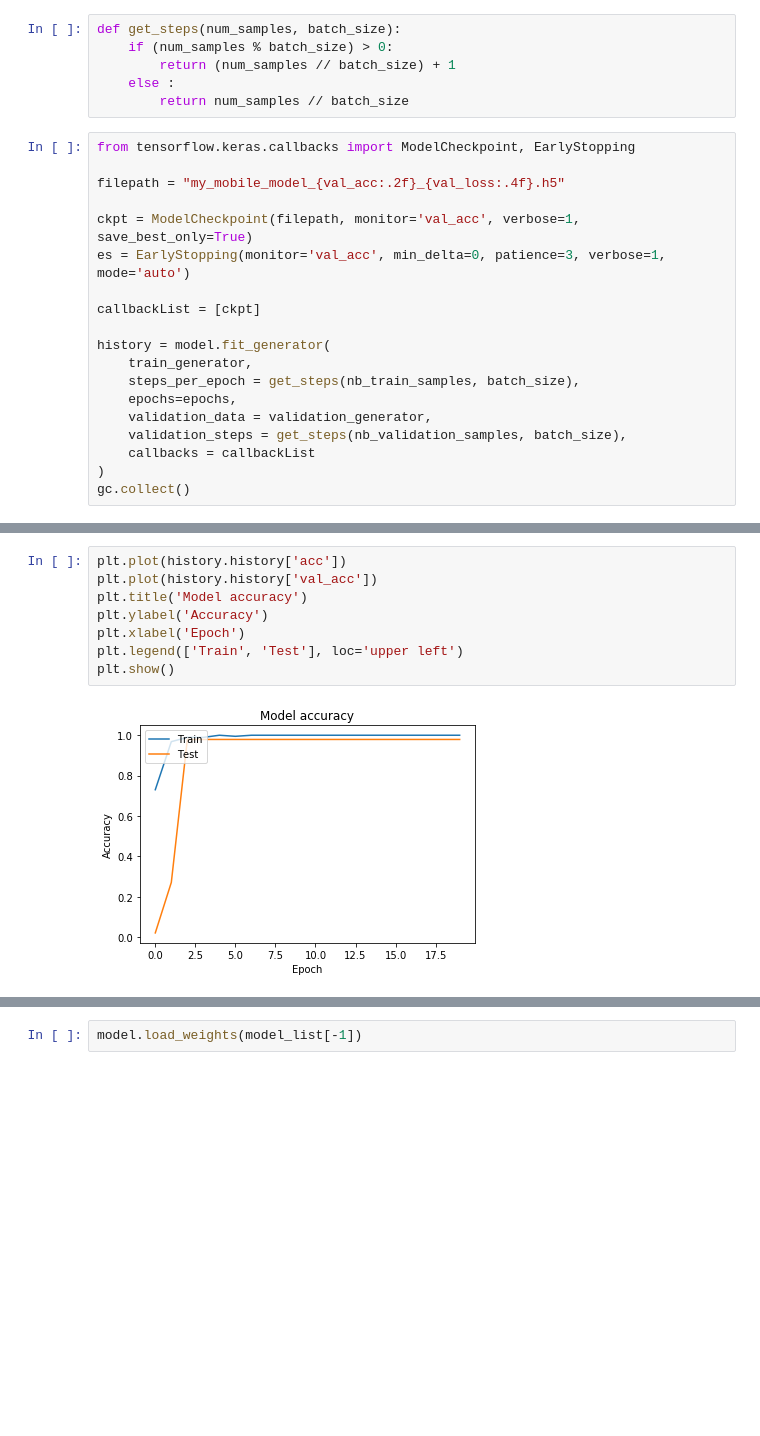
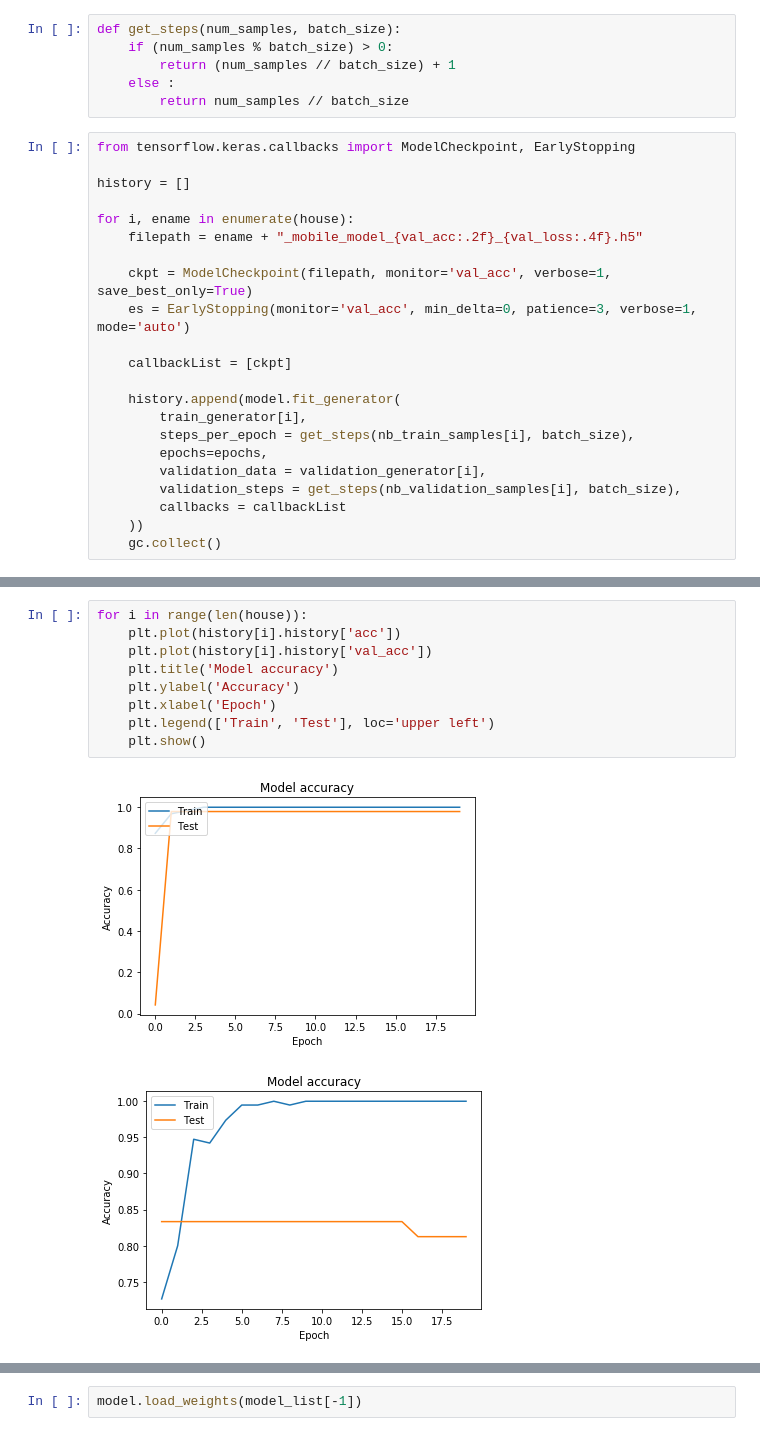
Before and after one commit to dhukim/HTP-Analysis-Project, a Jupyter notebook: image classification keras.ipynb, the cells around one changed output, grey strips where cells are left out. Cells and saved outputs as stored; diff of their text form; blank space fills up the shorter version.

```diff
--- a/image classification keras.ipynb
+++ b/image classification keras.ipynb
@@ -239,21 +294,24 @@ def get_steps(num_samples, batch_size):
 # %%
 from tensorflow.keras.callbacks import ModelCheckpoint, EarlyStopping
 
-filepath = "my_mobile_model_{val_acc:.2f}_{val_loss:.4f}.h5"
+history = []
 
-ckpt = ModelCheckpoint(filepath, monitor='val_acc', verbose=1, save_best_only=True)
-es = EarlyStopping(monitor='val_acc', min_delta=0, patience=3, verbose=1, mode='auto')
+for i, ename in enumerate(house):
+    filepath = ename + "_mobile_model_{val_acc:.2f}_{val_loss:.4f}.h5"
 
-callbackList = [ckpt]
+    ckpt = ModelCheckpoint(filepath, monitor='val_acc', verbose=1, save_best_only=True)
+    es = EarlyStopping(monitor='val_acc', min_delta=0, patience=3, verbose=1, mode='auto')
 
-history = model.fit_generator(
-    train_generator,
-    steps_per_epoch = get_steps(nb_train_samples, batch_size),
-    epochs=epochs,
-    validation_data = validation_generator,
-    validation_steps = get_steps(nb_validation_samples, batch_size),
-    callbacks = callbackList
-)
-gc.collect()
+    callbackList = [ckpt]
+
+    history.append(model.fit_generator(
+        train_generator[i],
+        steps_per_epoch = get_steps(nb_train_samples[i], batch_size),
+        epochs=epochs,
+        validation_data = validation_generator[i],
+        validation_steps = get_steps(nb_validation_samples[i], batch_size),
+        callbacks = callbackList
+    ))
+    gc.collect()
 # %% [output]
 Epoch 1/20
@@ -277,10 +334,12 @@ Epoch 00020: val_acc did not improve from 0.97917
 # %%
-plt.plot(history.history['acc'])
-plt.plot(history.history['val_acc'])
-plt.title('Model accuracy')
-plt.ylabel('Accuracy')
-plt.xlabel('Epoch')
-plt.legend(['Train', 'Test'], loc='upper left')
-plt.show()
+for i in range(len(house)):
+    plt.plot(history[i].history['acc'])
+    plt.plot(history[i].history['val_acc'])
+    plt.title('Model accuracy')
+    plt.ylabel('Accuracy')
+    plt.xlabel('Epoch')
+    plt.legend(['Train', 'Test'], loc='upper left')
+    plt.show()
 # %% [output]
-[figure, old version]
+[figure, new version]
+[figure, added]
```
Also changed, not shown: parts of 10 cells of this notebook.
